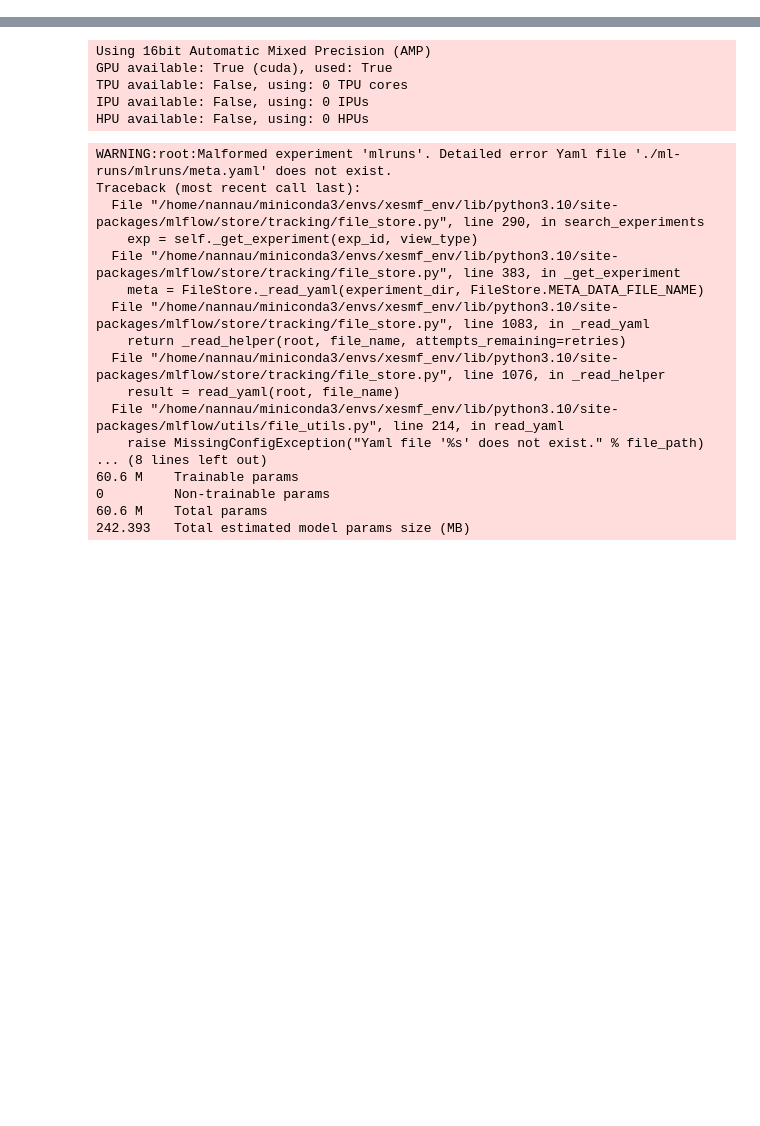
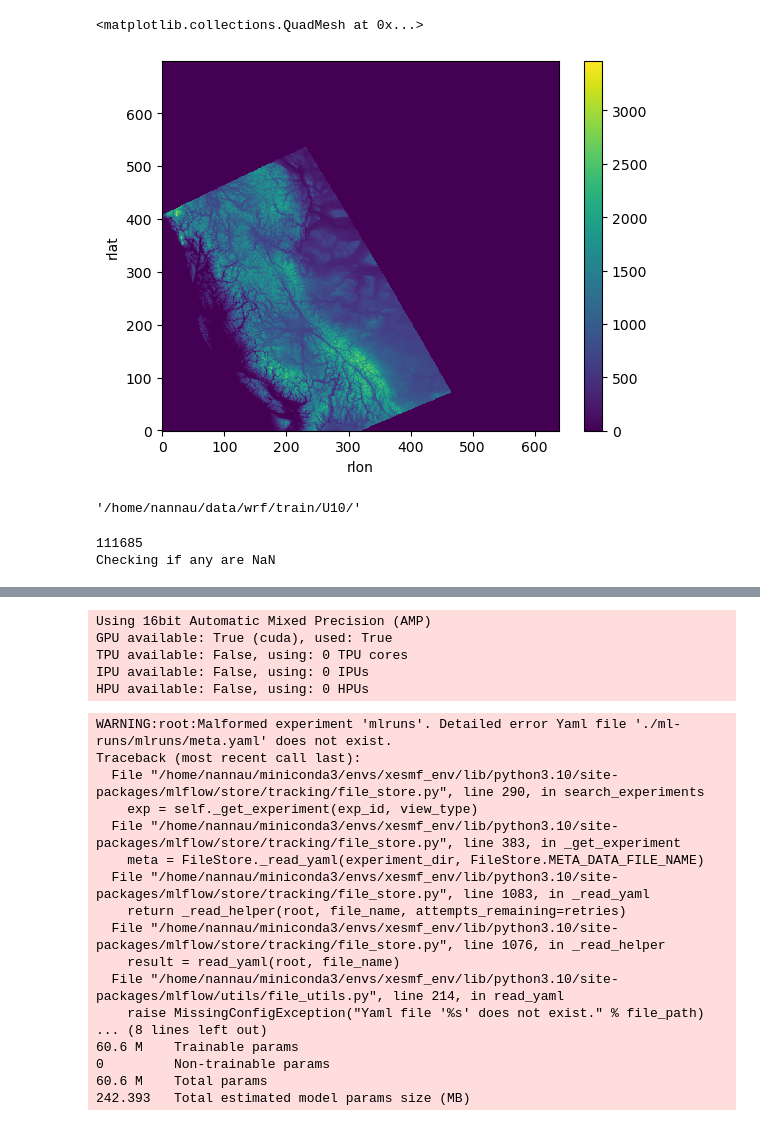
Before and after one commit to nannau/ClimatExML, a Jupyter notebook: notebooks/makeloader.ipynb, the cells around one changed output, grey strips where cells are left out. Cells and saved outputs as stored; diff of their text form; code cells hidden in the pictures; blank space fills up the shorter version.

Commit message:
First training. So far so good!

```diff
--- a/notebooks/makeloader.ipynb
+++ b/notebooks/makeloader.ipynb
@@ -11,0 +51,10 @@ torch.cuda.empty_cache()
+# %%
+from ClimatExPrep.preprocess_helpers import regrid_align
+
+ds = xr.open_dataset("uvic_d03_2020-09-01_07_00_00")
+ds = ds.rename({"XLAT": "lat", "XLONG": "lon", "south_north": "rlon", "west_east": "rlat"}).HGT[0, ...]
+
+grid = xr.open_dataset("/home/nannau/data/wrf/U10_200010.nc")
+rds = regrid_align(ds, grid)
+# ds.HGT.plot()
+rds
@@ -12,3 +76,8 @@ torch.cuda.empty_cache()
+# %%
+rds.plot()
+# %% [output]
+<matplotlib.collections.QuadMesh at 0x...>
+[figure, added]
 # %%
 data_glob = {
     "lr_test": [
@@ -35,3 +104,27 @@ data_glob = {
         glob.glob("/home/nannau/data/wrf/train/V10/*.pt"),
     ]
 }
+# %%
+len("/home/nannau/data/wrf/train/U10/")
+data_glob["hr_train"][0][0][:len("/home/nannau/data/wrf/train/U10/")]
+# %% [output]
+'/home/nannau/data/wrf/train/U10/'
+# %%
+# for key, value in data_glob.items():
+#     print(f"Key {key}")
+# Fix indexing of list
+globed = []
+# for L in data_glob["hr_train"]:
+L = data_glob["hr_train"][1]
+print(len(L))
+try:
+    print("Checking if any are NaN")
+    tlist = [torch.any(torch.isnan(torch.load(f"{L[0][:32]}/V10_{i}.pt"))) for i, x in enumerate(L)]
+    nancheck = torch.tensor(tlist)
+    globed.append([i for i, x in enumerate(tlist) if x])
+    assert not torch.any(nancheck), f"Sum: {sum(nancheck)}, at {tlist.index(True)}"
+except AssertionError:
+    print(f"Sum: {sum(nancheck)}, at {globed}")
+# %% [output]
+111685
+Checking if any are NaN
```
Also changed, not shown: parts of 28 cells of this notebook, 7 other files.
